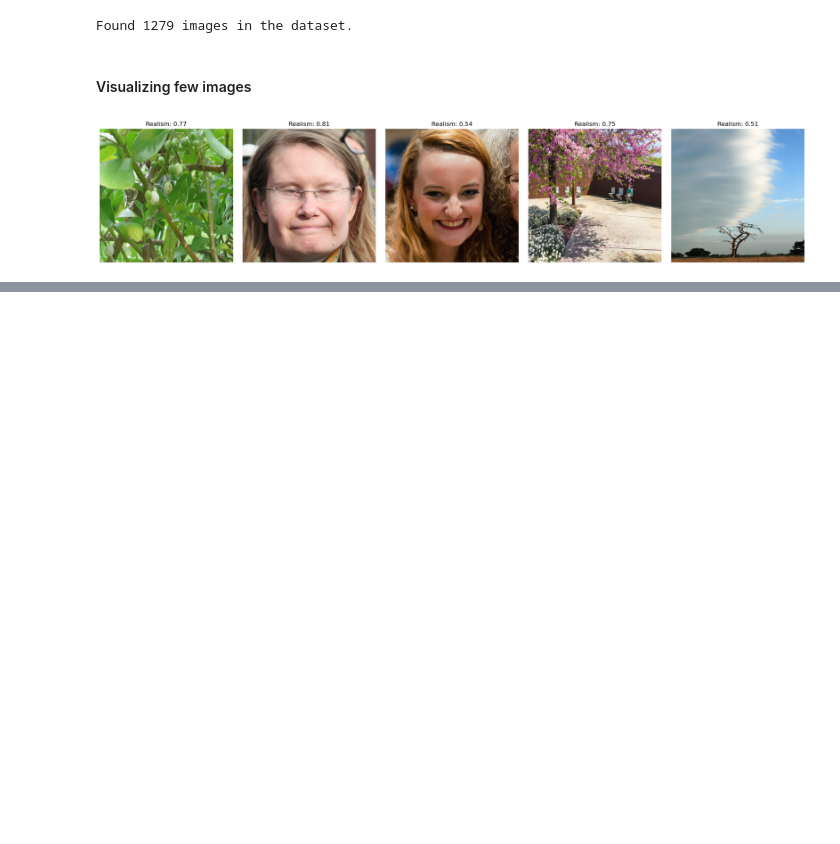
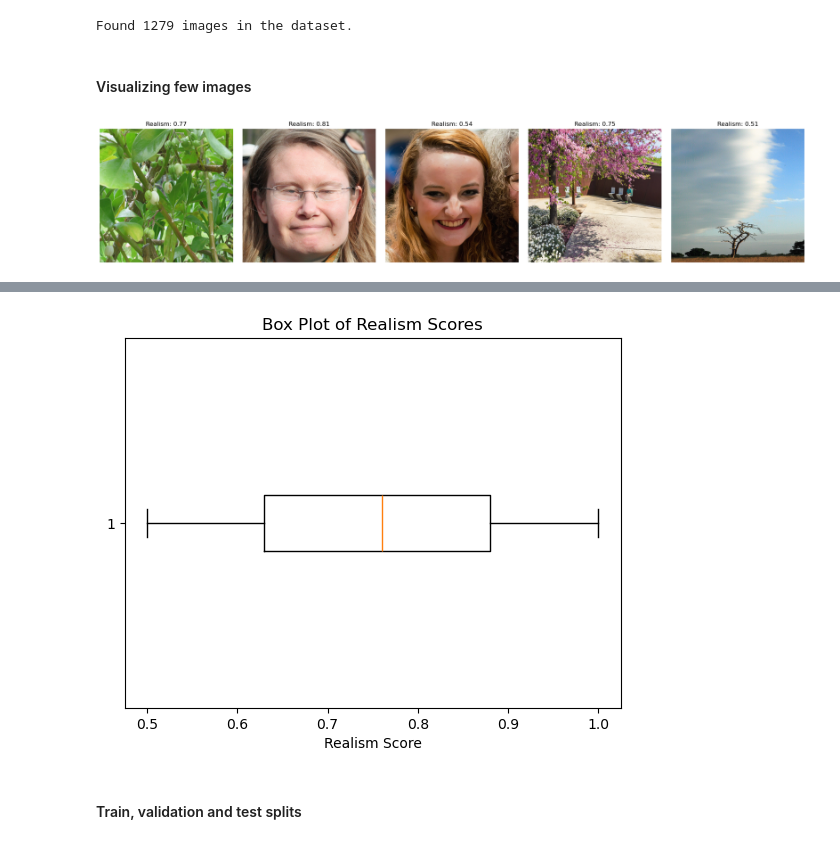
Before and after one commit to ErayOnder/Realistic-Image-Predictor, a Jupyter notebook: RealismPredictor.ipynb, the cells around one changed output, grey strips where cells are left out. Cells and saved outputs as stored; diff of their text form; code cells hidden in the pictures; blank space fills up the shorter version.

```diff
--- a/RealismPredictor.ipynb
+++ b/RealismPredictor.ipynb
@@ -69,0 +128,9 @@ plt.show()
+# %%
+plt.boxplot(labels, vert=False)
+plt.xlabel('Realism Score')
+plt.title('Box Plot of Realism Scores')
+plt.show()
+# %% [output]
+[figure, added]
+# %% [markdown]
+#### Train, validation and test splits
```
Also changed, not shown: parts of 11 cells of this notebook.
